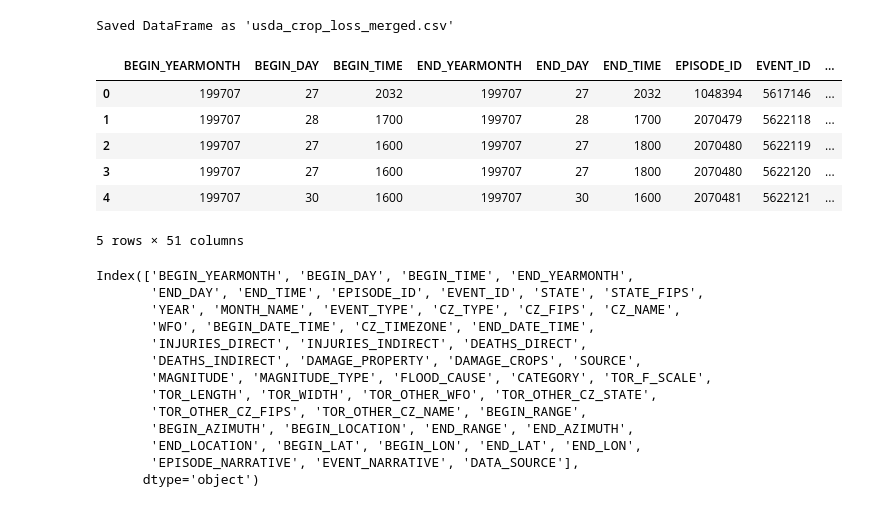
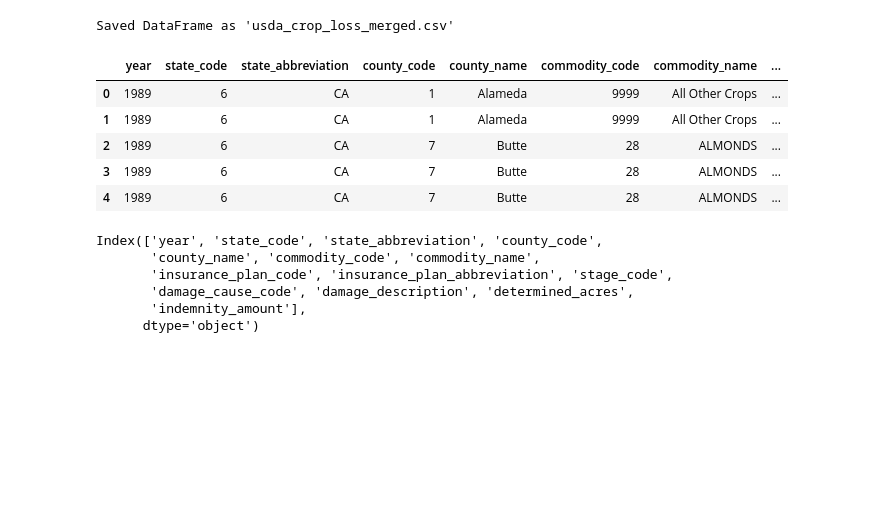
Before and after one commit to Eagle-Rock-Analytics/carb-climate-index, a Jupyter notebook: scripts/data_metric_calc/climate_crop_loss.ipynb, the cells around one changed output. Cells and saved outputs as stored; diff of their text form; code cells hidden in the pictures; blank space fills up the shorter version.

Commit message:
reset datasource because victoria can't read

```diff
--- a/scripts/data_metric_calc/climate_crop_loss.ipynb
+++ b/scripts/data_metric_calc/climate_crop_loss.ipynb
@@ -52,29 +49,21 @@ pull_csv_from_directory(bucket_name, aws_dir, search_zipped=False)
 # %% [output]
 Saved DataFrame as 'usda_crop_loss_merged.csv'
 # %%
-all_events = pd.read_csv('all_noaa_storm_events_ca.csv')
+all_events = pd.read_csv('usda_crop_loss_merged.csv')
 all_events.head(5)
 # %% [output]
-|  | BEGIN_YEARMONTH | BEGIN_DAY | BEGIN_TIME | END_YEARMONTH | END_DAY | END_TIME | EPISODE_ID | EVENT_ID | ... |
-| 0 | 199707 | 27 | 2032 | 199707 | 27 | 2032 | 1048394 | 5617146 | ... |
-| 1 | 199707 | 28 | 1700 | 199707 | 28 | 1700 | 2070479 | 5622118 | ... |
-| 2 | 199707 | 27 | 1600 | 199707 | 27 | 1800 | 2070480 | 5622119 | ... |
-| 3 | 199707 | 27 | 1600 | 199707 | 27 | 1800 | 2070480 | 5622120 | ... |
-| 4 | 199707 | 30 | 1600 | 199707 | 30 | 1600 | 2070481 | 5622121 | ... |
+|  | year | state_code | state_abbreviation | county_code | county_name | commodity_code | commodity_name | ... |
+| 0 | 1989 | 6 | CA | 1 | Alameda | 9999 | All Other Crops | ... |
+| 1 | 1989 | 6 | CA | 1 | Alameda | 9999 | All Other Crops | ... |
+| 2 | 1989 | 6 | CA | 7 | Butte | 28 | ALMONDS | ... |
+| 3 | 1989 | 6 | CA | 7 | Butte | 28 | ALMONDS | ... |
+| 4 | 1989 | 6 | CA | 7 | Butte | 28 | ALMONDS | ... |
-5 rows × 51 columns
 # %%
 all_events.columns
 # %% [output]
-Index(['BEGIN_YEARMONTH', 'BEGIN_DAY', 'BEGIN_TIME', 'END_YEARMONTH',
-       'END_DAY', 'END_TIME', 'EPISODE_ID', 'EVENT_ID', 'STATE', 'STATE_FIPS',
-       'YEAR', 'MONTH_NAME', 'EVENT_TYPE', 'CZ_TYPE', 'CZ_FIPS', 'CZ_NAME',
-       'WFO', 'BEGIN_DATE_TIME', 'CZ_TIMEZONE', 'END_DATE_TIME',
-       'INJURIES_DIRECT', 'INJURIES_INDIRECT', 'DEATHS_DIRECT',
-       'DEATHS_INDIRECT', 'DAMAGE_PROPERTY', 'DAMAGE_CROPS', 'SOURCE',
-       'MAGNITUDE', 'MAGNITUDE_TYPE', 'FLOOD_CAUSE', 'CATEGORY', 'TOR_F_SCALE',
-       'TOR_LENGTH', 'TOR_WIDTH', 'TOR_OTHER_WFO', 'TOR_OTHER_CZ_STATE',
-       'TOR_OTHER_CZ_FIPS', 'TOR_OTHER_CZ_NAME', 'BEGIN_RANGE',
-       'BEGIN_AZIMUTH', 'BEGIN_LOCATION', 'END_RANGE', 'END_AZIMUTH',
-       'END_LOCATION', 'BEGIN_LAT', 'BEGIN_LON', 'END_LAT', 'END_LON',
-       'EPISODE_NARRATIVE', 'EVENT_NARRATIVE', 'DATA_SOURCE'],
+Index(['year', 'state_code', 'state_abbreviation', 'county_code',
+       'county_name', 'commodity_code', 'commodity_name',
+       'insurance_plan_code', 'insurance_plan_abbreviation', 'stage_code',
+       'damage_cause_code', 'damage_description', 'determined_acres',
+       'indemnity_amount'],
       dtype='object')
```
Also changed, not shown: parts of 44 cells of this notebook.
